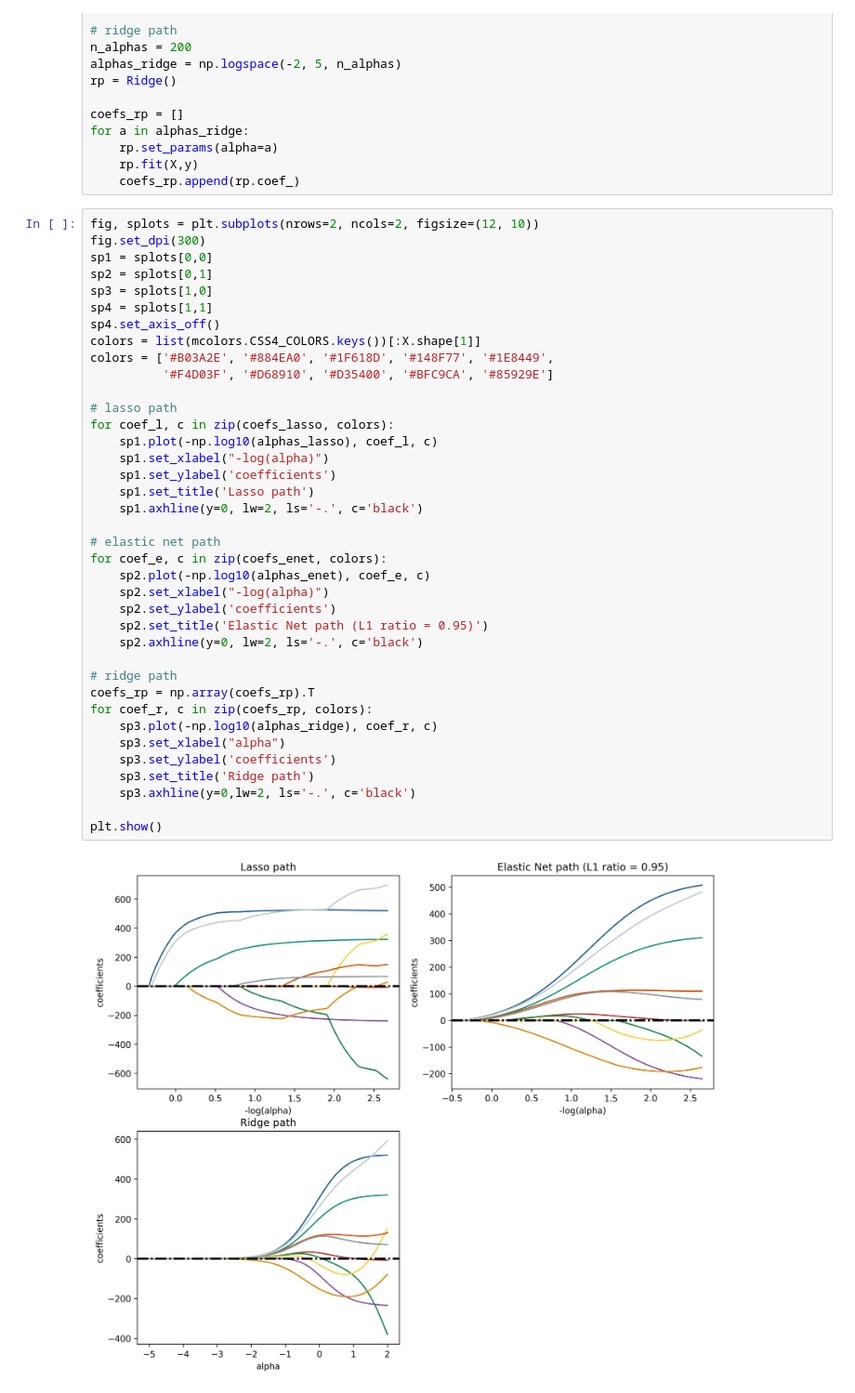
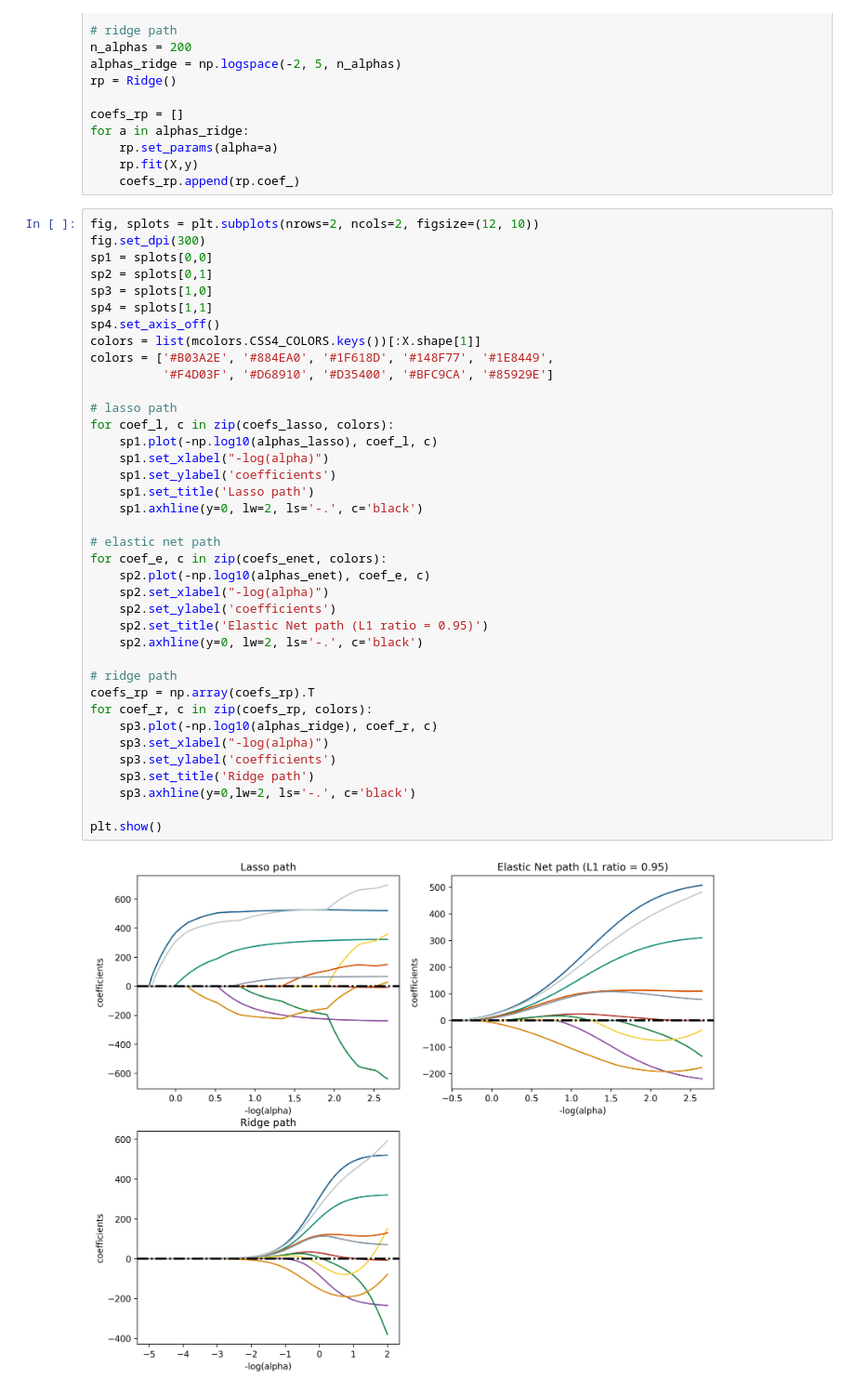
Before and after one commit to MingChen0919/python-machine-learning, a Jupyter notebook: coefficients-and-regularization.ipynb, the cells around one changed output. Shown at 93% size. Drawn from its saved outputs; the diff is of its cells as text.

```diff
--- a/coefficients-and-regularization.ipynb
+++ b/coefficients-and-regularization.ipynb
@@ -44,32 +44,32 @@ sp4.set_axis_off()
 colors = list(mcolors.CSS4_COLORS.keys())[:X.shape[1]]
 colors = ['#B03A2E', '#884EA0', '#1F618D', '#148F77', '#1E8449',
           '#F4D03F', '#D68910', '#D35400', '#BFC9CA', '#85929E']
 
 # lasso path
 for coef_l, c in zip(coefs_lasso, colors):
     sp1.plot(-np.log10(alphas_lasso), coef_l, c)
     sp1.set_xlabel("-log(alpha)")
     sp1.set_ylabel('coefficients')
     sp1.set_title('Lasso path')
     sp1.axhline(y=0, lw=2, ls='-.', c='black')
 
 # elastic net path
 for coef_e, c in zip(coefs_enet, colors):
     sp2.plot(-np.log10(alphas_enet), coef_e, c)
     sp2.set_xlabel("-log(alpha)")
     sp2.set_ylabel('coefficients')
     sp2.set_title('Elastic Net path (L1 ratio = 0.95)')
     sp2.axhline(y=0, lw=2, ls='-.', c='black')
 
 # ridge path
 coefs_rp = np.array(coefs_rp).T
 for coef_r, c in zip(coefs_rp, colors):
     sp3.plot(-np.log10(alphas_ridge), coef_r, c)
-    sp3.set_xlabel("alpha")
+    sp3.set_xlabel("-log(alpha)")
     sp3.set_ylabel('coefficients')
     sp3.set_title('Ridge path')
     sp3.axhline(y=0,lw=2, ls='-.', c='black')
 
 plt.show()
 # %% [output]
-[figure, old version]
+[figure, new version]
```
